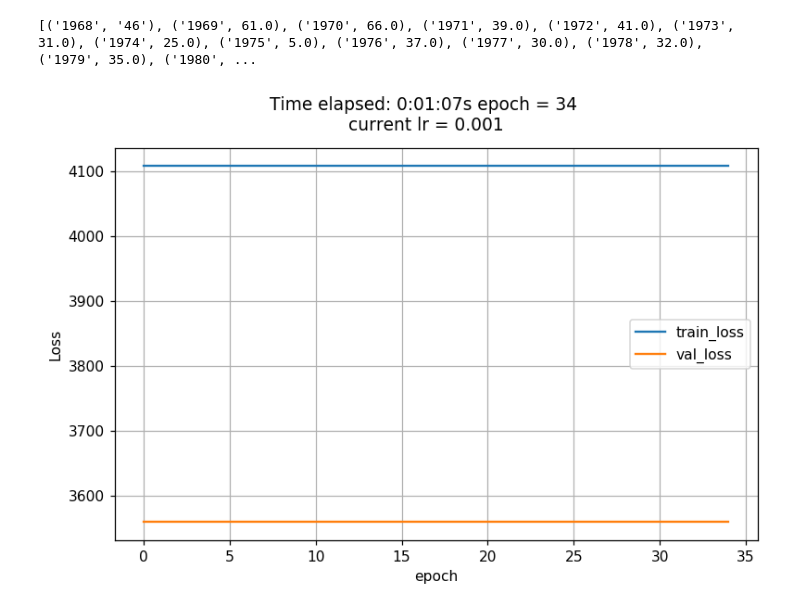
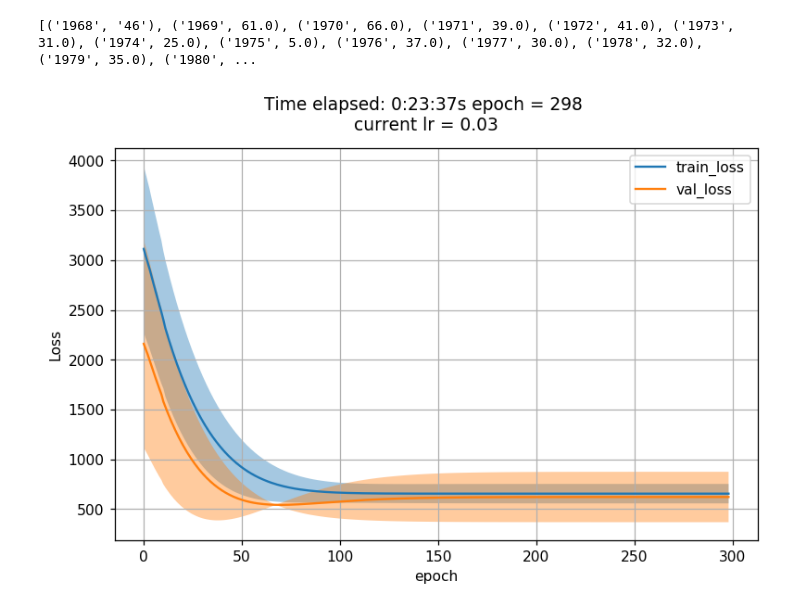
Before and after one commit to dnnagy/dslab2019-project, a Jupyter notebook: LSTM-predictor.ipynb, the cells around one changed output. Saved outputs shown, nothing was run; the diff lists cells and outputs as text; code cells hidden in the pictures.

```diff
--- a/LSTM-predictor.ipynb
+++ b/LSTM-predictor.ipynb
@@ -219,16 +219,16 @@ X_train, X_test, y_train, y_test = train_test_split(X, y, test_size=0.33, random
 """
     Create batches
 """
-BS = 4 # batch size
+BS = 8 # batch size
 def chunks(a, n):
     for i in range(0, len(a), n):
         yield a[i:i + n]
 
-X_train_batches = list(chunks(X_train, 4))
-y_train_batches = list(chunks(y_train, 4))
+X_train_batches = list(chunks(X_train, BS))
+y_train_batches = list(chunks(y_train, BS))
 
-X_test_batches = list(chunks(X_test, 4))
-y_test_batches = list(chunks(y_test, 4))
+X_test_batches = list(chunks(X_test, BS))
+y_test_batches = list(chunks(y_test, BS))
 # %%
 class LSTM_Baseline(nn.Module):
     def __init__(self, hidden_size=16):
@@ -243,27 +243,27 @@ class LSTM_Baseline(nn.Module):
 # %%
 """
     Start training
 """
 model = LSTM_Baseline()
 
 def crit(opt, y):
     return F.mse_loss(y, opt)
 
 h, m = train_single_model(
     model,
-    50,
-    [(torch.stack(batch),) for batch in X_train_batches[:1]],
-    [torch.stack(batch) for batch in y_train_batches[:1]],
-    X_val_batches=[(torch.stack(batch),) for batch in X_test_batches[:1]],
-    y_val_batches=[torch.stack(batch) for batch in y_test_batches[:1]],
+    300,
+    [(torch.stack(batch),) for batch in X_train_batches[:4]],
+    [torch.stack(batch) for batch in y_train_batches[:4]],
+    X_val_batches=[(torch.stack(batch),) for batch in X_test_batches[:2]],
+    y_val_batches=[torch.stack(batch) for batch in y_test_batches[:2]],
     criterion=crit,
     optimizer=torch.optim.Adam, # optimizer=torch.optim.Adam,
-    #optimizer_args=dict(lr=3e-4, amsgrad=True),
+    optimizer_args=dict(lr=3e-2, amsgrad=True),
     device='cuda:2',
     #train_metrics_cb=crit,
     #val_metrics_cb=crit,
     plot_losses=True,
     plot_metrics=True,
 )
 # %% [output]
-[figure, old version]
+[figure, new version]
```
